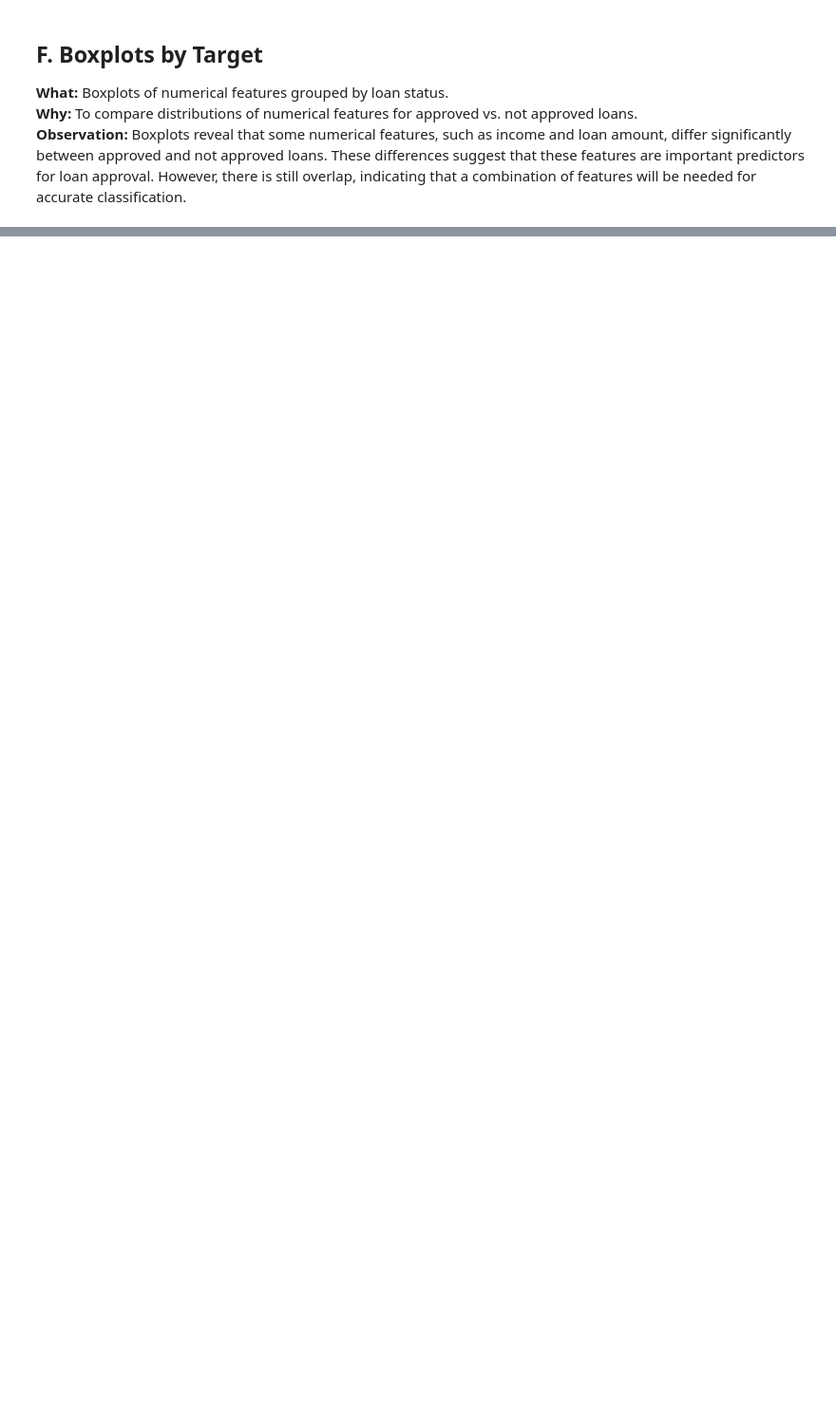
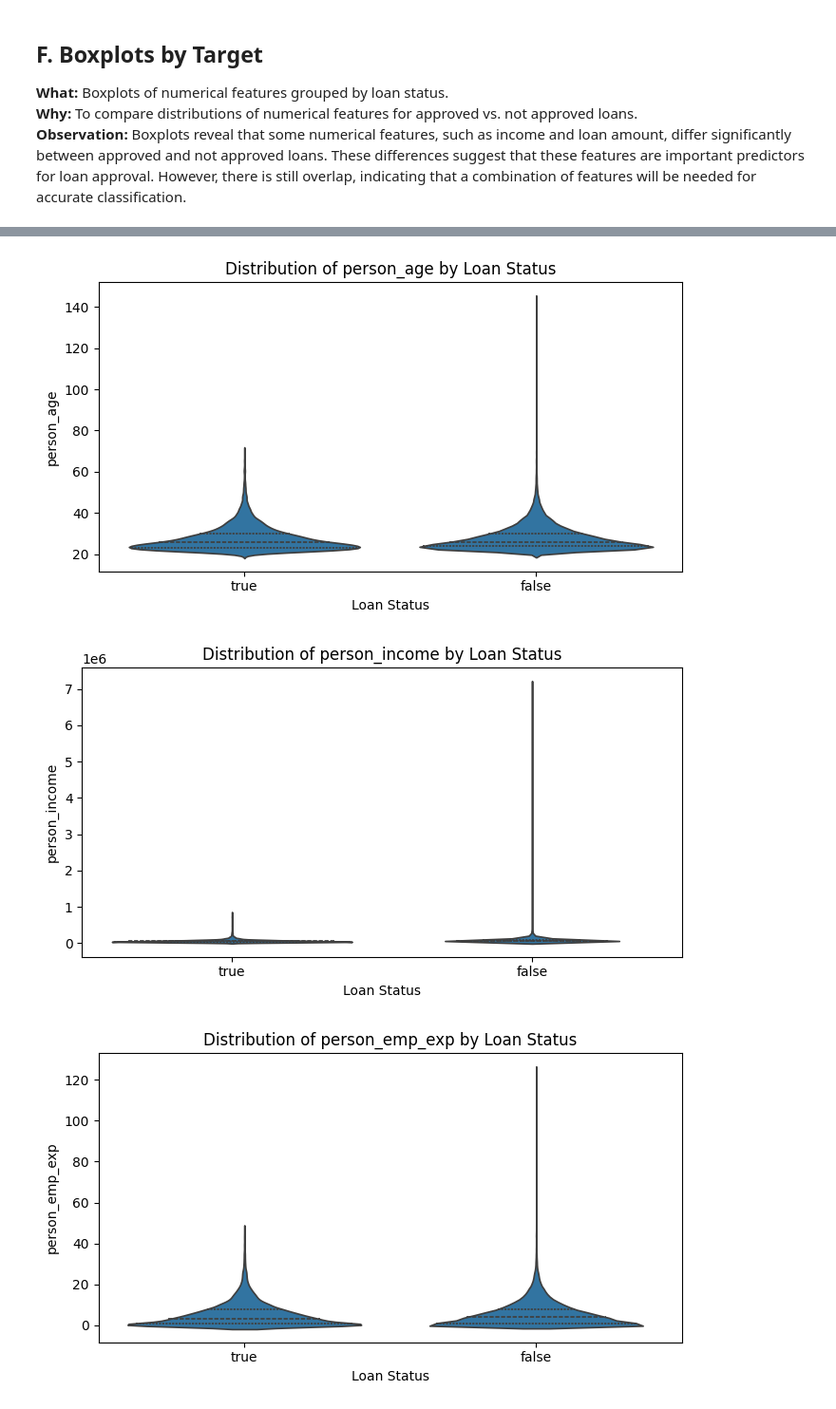
Before and after one commit to Hsotuhsa-S/Loan-Prediction-E2E-ML-Workflow, a Jupyter notebook: 00_LoanData_Cleanup_EDA.ipynb, the cells around one changed output, grey strips where cells are left out. Shown at 95% size. Cells and saved outputs as stored; diff of their text form; code cells hidden in the pictures; blank space fills up the shorter version.

```diff
--- a/00_LoanData_Cleanup_EDA.ipynb
+++ b/00_LoanData_Cleanup_EDA.ipynb
@@ -320,13 +327,17 @@ plt.show()
 # %%
 # Distribution Comparison: Violin Plots by Loan Status
 import seaborn as sns
 import matplotlib.pyplot as plt
 
-for col in numeric_cols:
+for col in num_cols:
     plt.figure(figsize=(7,4))
     sns.violinplot(x='loan_status', y=col, data=rawLoanData_filled, inner='quartile')
     plt.title(f'Distribution of {col} by Loan Status')
     plt.xlabel('Loan Status')
     plt.ylabel(col)
     plt.tight_layout()
     plt.show()
+# %% [output]
+[figure, added]
+[figure, added]
+[figure, added]
```
Also changed, not shown: parts of 4 cells of this notebook.
